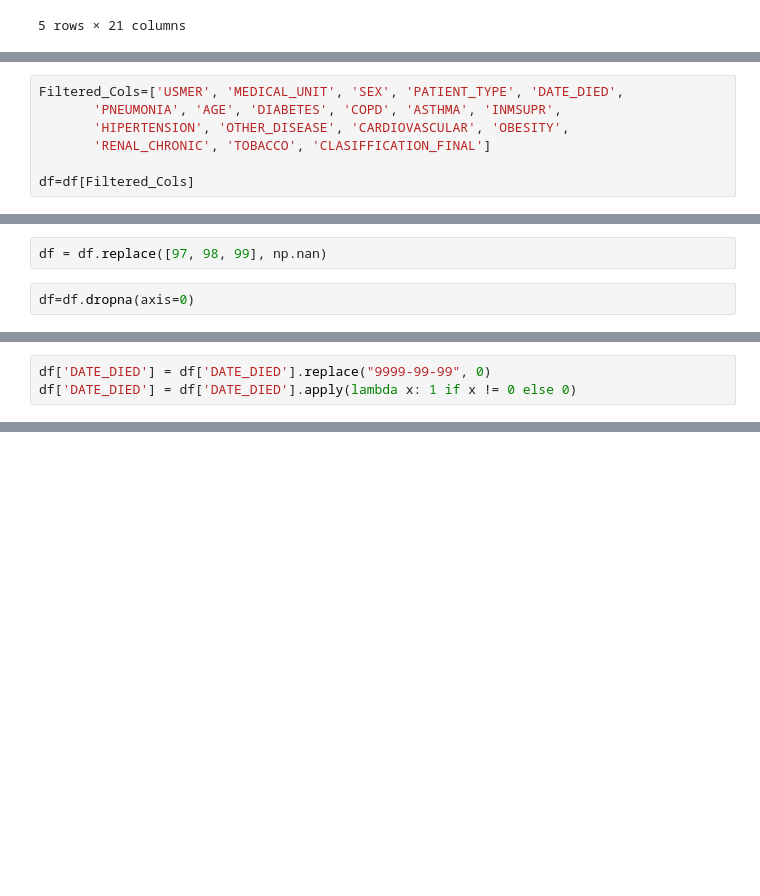
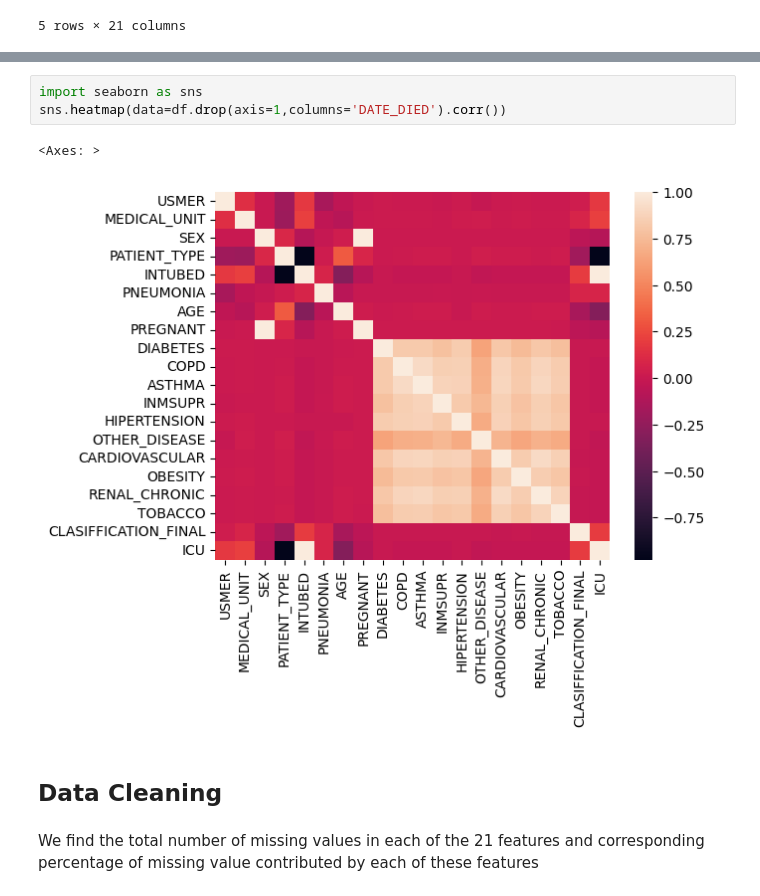
Before and after one commit to IISC-ICAIML-Porject/Covid-19-Mortality-Prediction, a Jupyter notebook: Covid_19_Mortality_prediction.ipynb, the cells around one changed output, grey strips where cells are left out. Saved outputs shown, nothing was run; the diff lists cells and outputs as text; blank space fills up the shorter version.

```diff
--- a/Covid_19_Mortality_prediction.ipynb
+++ b/Covid_19_Mortality_prediction.ipynb
@@ -92,7 +46,0 @@ From the above output, ICU, INTUBATED, PREGNANT features has high percentage of
-# %%
-Filtered_Cols=['USMER', 'MEDICAL_UNIT', 'SEX', 'PATIENT_TYPE', 'DATE_DIED',
-       'PNEUMONIA', 'AGE', 'DIABETES', 'COPD', 'ASTHMA', 'INMSUPR',
-       'HIPERTENSION', 'OTHER_DISEASE', 'CARDIOVASCULAR', 'OBESITY',
-       'RENAL_CHRONIC', 'TOBACCO', 'CLASIFFICATION_FINAL']
-
-df=df[Filtered_Cols]
@@ -101,4 +46,0 @@ Created a new data frame after dropping ICU, INTUBATED, PREGNANT features
-# %%
-df = df.replace([97, 98, 99], np.nan)
-# %%
-df=df.dropna(axis=0)
@@ -107,3 +46,0 @@ Replaced columns having values 97,98,99 with nan and dropped all rows with nan v
-# %%
-df['DATE_DIED'] = df['DATE_DIED'].replace("9999-99-99", 0)
-df['DATE_DIED'] = df['DATE_DIED'].apply(lambda x: 1 if x != 0 else 0)
@@ -127,0 +78,10 @@ Percentage of people who did not die: 7.28 %
+# %%
+import seaborn as sns
+sns.heatmap(data=df.drop(axis=1,columns='DATE_DIED').corr())
+# %% [output]
+<Axes: >
+[figure, added]
+# %% [markdown]
+## Data Cleaning
+# %% [markdown]
+We find the total number of missing values in each of the 21 features and corresponding percentage of missing value contributed by each of these features
```
Also changed, not shown: parts of 138 cells of this notebook.
